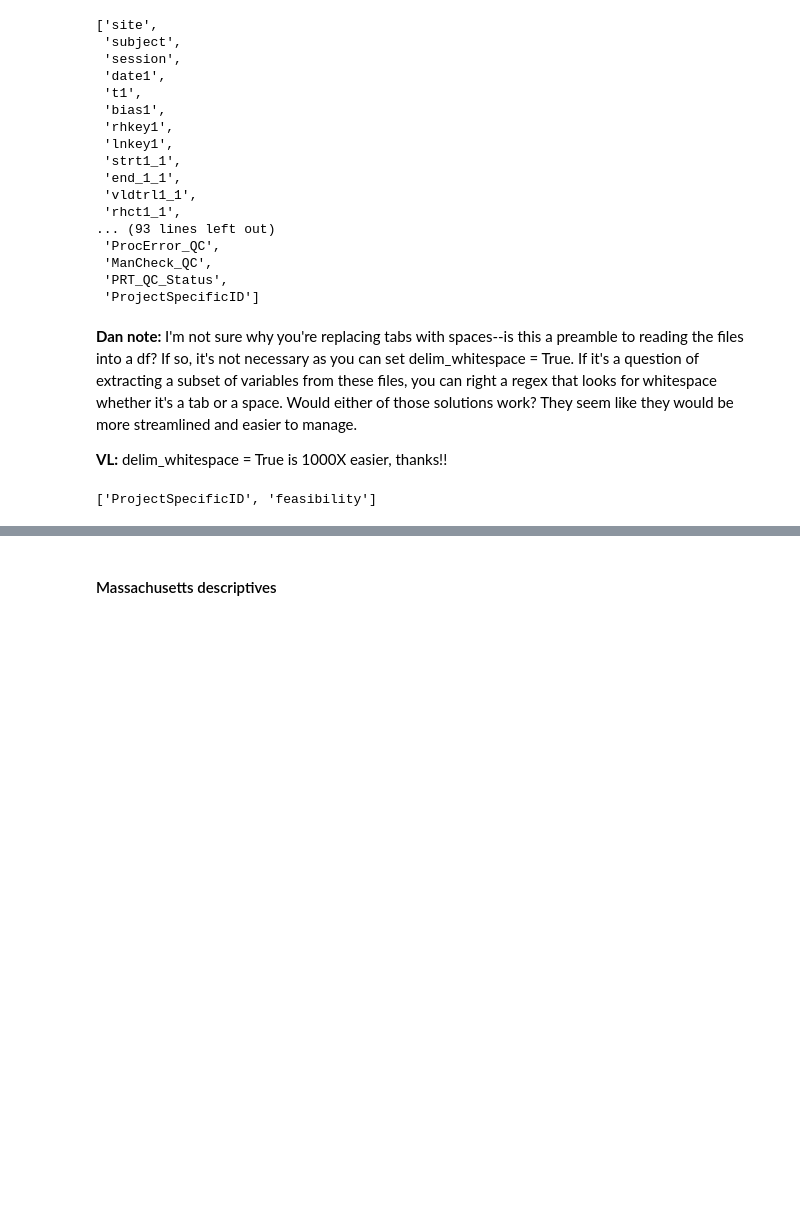
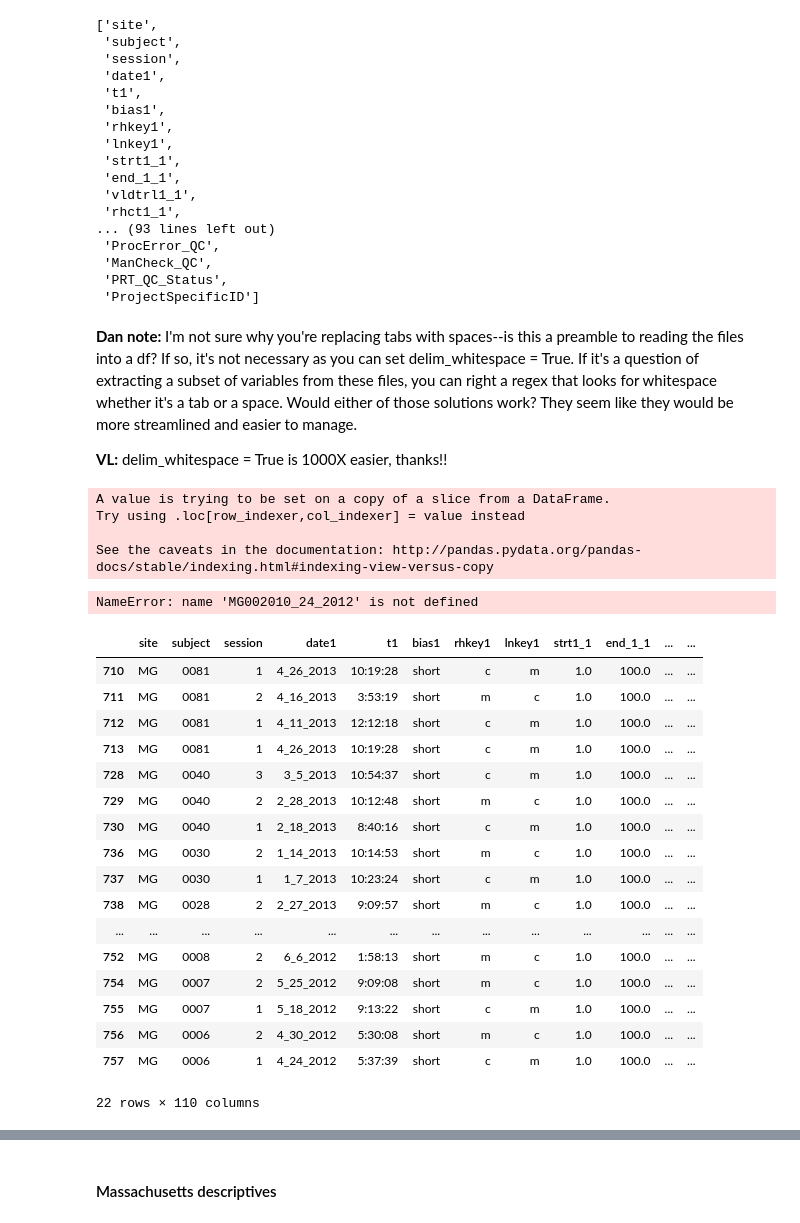
Before and after one commit to vlawlor/EMBARC-PRT, a Jupyter notebook: PRT_Prettier.ipynb, the cells around one changed output, grey strips where cells are left out. Drawn from its saved outputs; the diff is of its cells as text; code cells hidden in the pictures; blank space fills up the shorter version.

```diff
--- a/PRT_Prettier.ipynb
+++ b/PRT_Prettier.ipynb
@@ -408,6 +410,8 @@ df_stand_clean.loc[df_stand_clean['ProjectSpecificID'] == 'MG0020', 'session'] =
 df_stand_clean = df_stand_clean.loc[df_stand_clean['PRT_QC_Status'] == '1']
 df_stand_clean = df_stand_clean[pd.notnull(df_stand_clean['feasibility'])]
 df_firstsess = df_stand_clean.loc[df_stand_clean['session'] == '1']
+df_firstsess['ID_date'] = df_firstsess['ProjectSpecificID'] + df_firstsess['date1']
+df_firstsess = df_firstsess[df_firstsess.ID_date != MG002010_24_2012] #for some reason the second date was listed first
 df_firstsess = df_firstsess.drop_duplicates('ProjectSpecificID') # takes the first session listed for each participant
                                                                # we should try playing around with this for MA since our
                                                                # descriptives are slightly different from Christians
@@ -438,4 +442,31 @@ for subject in df_firstsess.ProjectSpecificID:
 df_firstsess.to_csv('embarc_standard_first_session_clean.csv')
 list(df_group_comp)
 # %% [output]
-['ProjectSpecificID', 'feasibility']
+A value is trying to be set on a copy of a slice from a DataFrame.
+Try using .loc[row_indexer,col_indexer] = value instead
+
+See the caveats in the documentation: http://pandas.pydata.org/pandas-docs/stable/indexing.html#indexing-view-versus-copy
+NameError: name 'MG002010_24_2012' is not defined
+# %%
+df_helping_mg = df_stand_clean[df_stand_clean.site == 'MG']
+df_helping_mg = df_helping_mg[df_helping_mg.feasibility == 'CTL']
+df_helping_mg
+# %% [output]
+|  | site | subject | session | date1 | t1 | bias1 | rhkey1 | lnkey1 | strt1_1 | end_1_1 | ... | ... |
+| 710 | MG | 0081 | 1 | 4_26_2013 | 10:19:28 | short | c | m | 1.0 | 100.0 | ... | ... |
+| 711 | MG | 0081 | 2 | 4_16_2013 | 3:53:19 | short | m | c | 1.0 | 100.0 | ... | ... |
+| 712 | MG | 0081 | 1 | 4_11_2013 | 12:12:18 | short | c | m | 1.0 | 100.0 | ... | ... |
+| 713 | MG | 0081 | 1 | 4_26_2013 | 10:19:28 | short | c | m | 1.0 | 100.0 | ... | ... |
+| 728 | MG | 0040 | 3 | 3_5_2013 | 10:54:37 | short | c | m | 1.0 | 100.0 | ... | ... |
+| 729 | MG | 0040 | 2 | 2_28_2013 | 10:12:48 | short | m | c | 1.0 | 100.0 | ... | ... |
+| 730 | MG | 0040 | 1 | 2_18_2013 | 8:40:16 | short | c | m | 1.0 | 100.0 | ... | ... |
+| 736 | MG | 0030 | 2 | 1_14_2013 | 10:14:53 | short | m | c | 1.0 | 100.0 | ... | ... |
+| 737 | MG | 0030 | 1 | 1_7_2013 | 10:23:24 | short | c | m | 1.0 | 100.0 | ... | ... |
+| 738 | MG | 0028 | 2 | 2_27_2013 | 9:09:57 | short | m | c | 1.0 | 100.0 | ... | ... |
+| ... | ... | ... | ... | ... | ... | ... | ... | ... | ... | ... | ... | ... |
+| 752 | MG | 0008 | 2 | 6_6_2012 | 1:58:13 | short | m | c | 1.0 | 100.0 | ... | ... |
+| 754 | MG | 0007 | 2 | 5_25_2012 | 9:09:08 | short | m | c | 1.0 | 100.0 | ... | ... |
+| 755 | MG | 0007 | 1 | 5_18_2012 | 9:13:22 | short | c | m | 1.0 | 100.0 | ... | ... |
+| 756 | MG | 0006 | 2 | 4_30_2012 | 5:30:08 | short | m | c | 1.0 | 100.0 | ... | ... |
+| 757 | MG | 0006 | 1 | 4_24_2012 | 5:37:39 | short | c | m | 1.0 | 100.0 | ... | ... |
+22 rows × 110 columns
```
Also changed, not shown: parts of 7 cells of this notebook.
